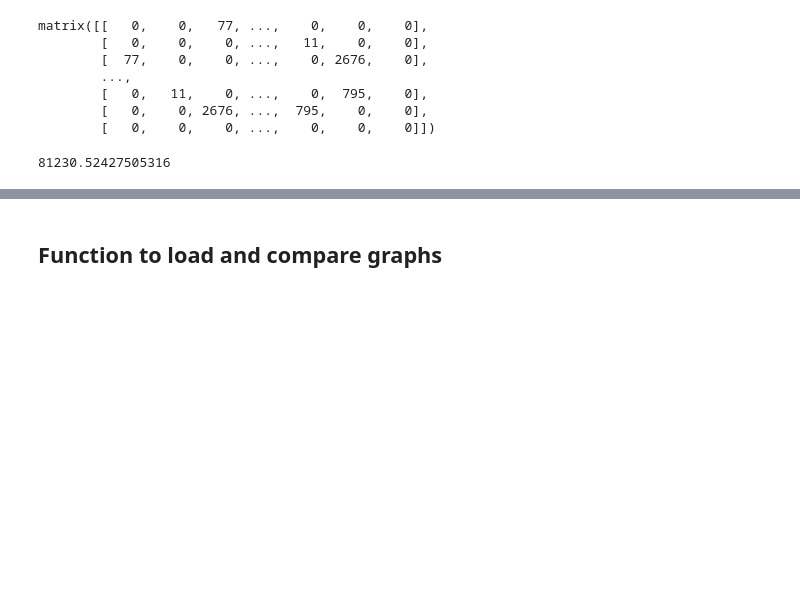
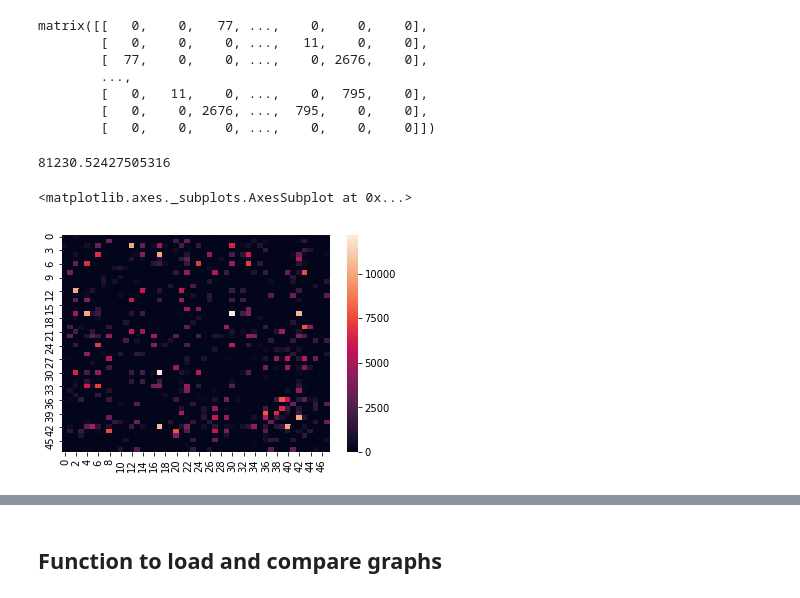
Before and after one commit to neurodata/aloftus, a Jupyter notebook: pr-diff.ipynb, the cells around one changed output, grey strips where cells are left out. Cells and saved outputs as stored; diff of their text form; code cells hidden in the pictures; blank space fills up the shorter version.

Commit message:
heatmap

```diff
--- a/pr-diff.ipynb
+++ b/pr-diff.ipynb
@@ -168,3 +168,8 @@ matrix([[   0,    0,   77, ...,    0,    0,    0],
 np.linalg.norm(eric_mat - master_mat, ord='fro')
 # %% [output]
 81230.52427505316
+# %%
+sns.heatmap(eric_mat.astype(int))
+# %% [output]
+<matplotlib.axes._subplots.AxesSubplot at 0x...>
+[figure, added]
```
Also changed, not shown: parts of 2 cells of this notebook.
